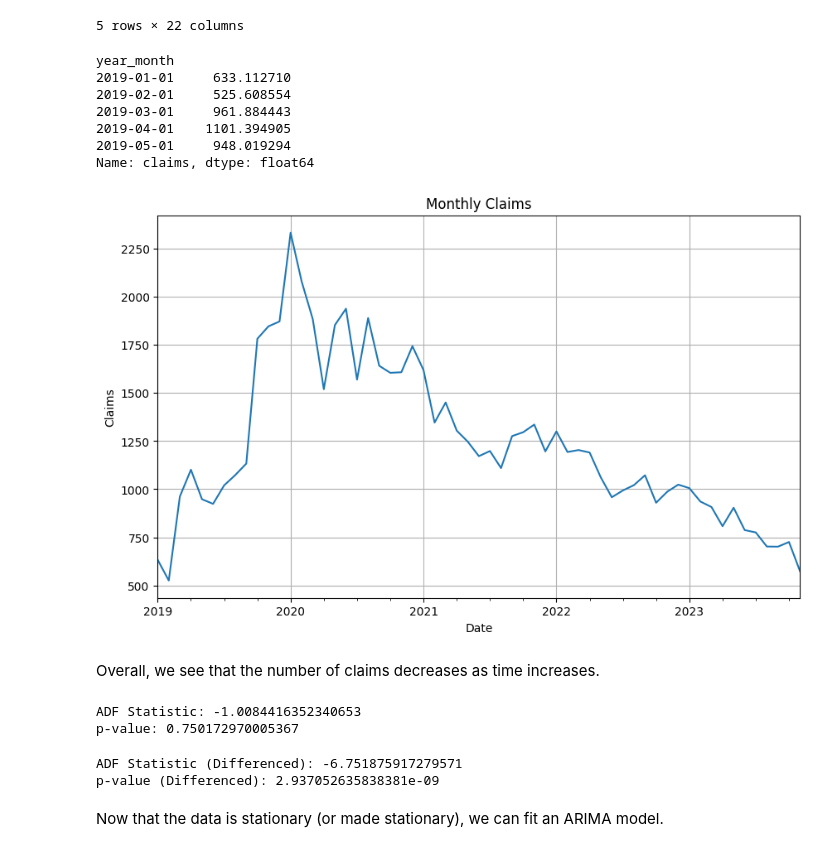
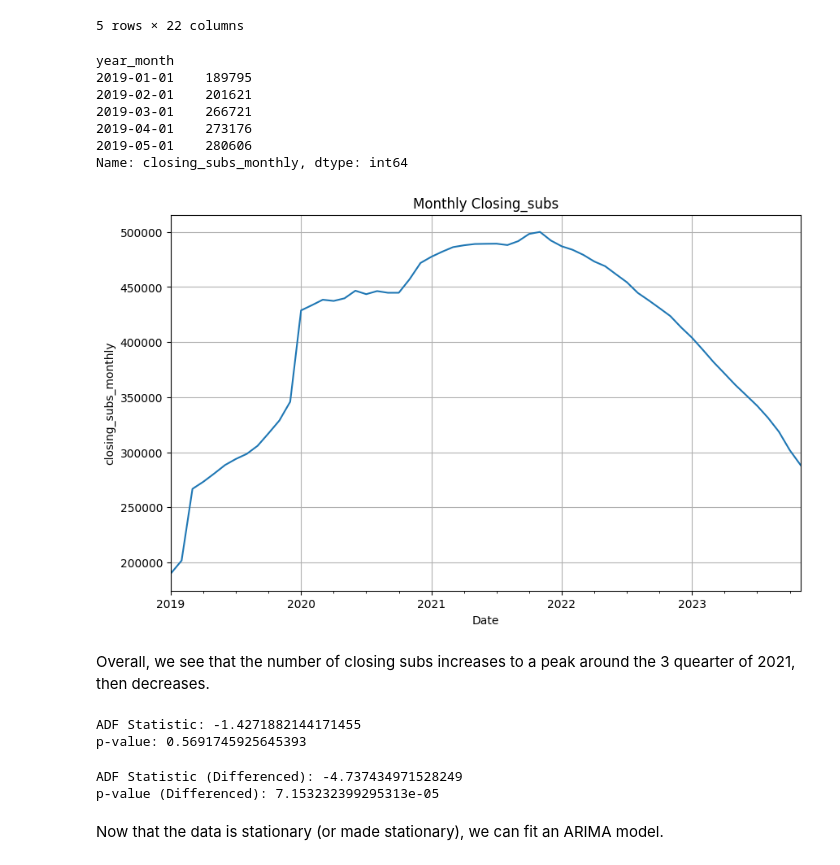
Before and after one commit to ChinSekYi/demand-forcasting-for-phone-devices, a Jupyter notebook: MODEL_TRAINING.ipynb, the cells around one changed output. Cells and saved outputs as stored; diff of their text form; code cells hidden in the pictures.

```diff
--- a/MODEL_TRAINING.ipynb
+++ b/MODEL_TRAINING.ipynb
@@ -76,30 +76,30 @@ train_data.head()
 # Sort by 'year' and 'month'
 df['year_month'] = pd.to_datetime(df[['year', 'month']].assign(day=1))
 
-# Group data by month (sum or average claims)
-monthly_data = df.groupby('year_month')['claims'].sum()
+# Group data by month (sum or average closing_subs_monthly)
+monthly_data = df.groupby('year_month')['closing_subs_monthly'].sum()
 monthly_data.head()
 # %% [output]
 year_month
-2019-01-01     633.112710
-2019-02-01     525.608554
-2019-03-01     961.884443
-2019-04-01    1101.394905
-2019-05-01     948.019294
-Name: claims, dtype: float64
+2019-01-01    189795
+2019-02-01    201621
+2019-03-01    266721
+2019-04-01    273176
+2019-05-01    280606
+Name: closing_subs_monthly, dtype: int64
 # %%
-# Plot Claims VS Date
+# Plot closing_subs_monthly VS Date
 plt.figure(figsize=(10, 6))
 monthly_data.plot()
-plt.title('Monthly Claims')
+plt.title('Monthly Closing_subs')
 plt.xlabel('Date')
-plt.ylabel('Claims')
+plt.ylabel('closing_subs_monthly')
 plt.grid(True)
 plt.show()
 # %% [output]
-[figure, old version]
+[figure, new version]
 # %% [markdown]
-Overall, we see that the number of claims decreases as time increases.
+Overall, we see that the number of closing subs increases to a peak around the 3 quearter of 2021, then decreases.
 # %%
 from statsmodels.tsa.stattools import adfuller
 
@@ -110,8 +110,8 @@ print(f'p-value: {result[1]}')
 
 # If p-value < 0.05, the series is stationary
 # %% [output]
-ADF Statistic: -1.0084416352340653
-p-value: 0.750172970005367
+ADF Statistic: -1.4271882144171455
+p-value: 0.5691745925645393
 # %%
 # Differencing the data to make it stationary
 monthly_data_diff = monthly_data.diff().dropna()
@@ -121,8 +121,8 @@ result_diff = adfuller(monthly_data_diff)
 print(f'ADF Statistic (Differenced): {result_diff[0]}')
 print(f'p-value (Differenced): {result_diff[1]}')
 # %% [output]
-ADF Statistic (Differenced): -6.751875917279571
-p-value (Differenced): 2.937052635838381e-09
+ADF Statistic (Differenced): -4.737434971528249
+p-value (Differenced): 7.153232399295313e-05
 # %% [markdown]
 Now that the data is stationary (or made stationary), we can fit an ARIMA model.
 # %%
```
Also changed, not shown: parts of 20 cells of this notebook, 4 other files.
